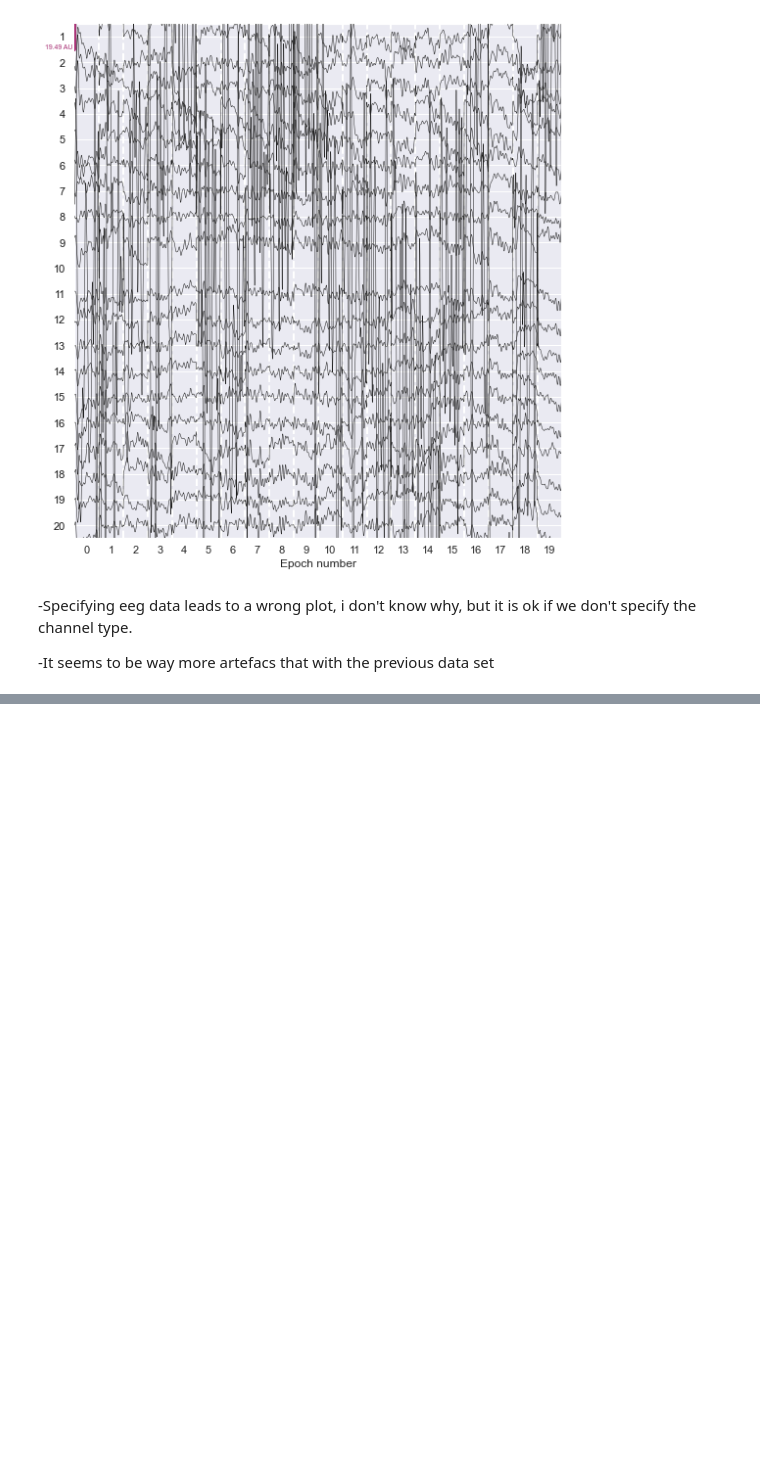
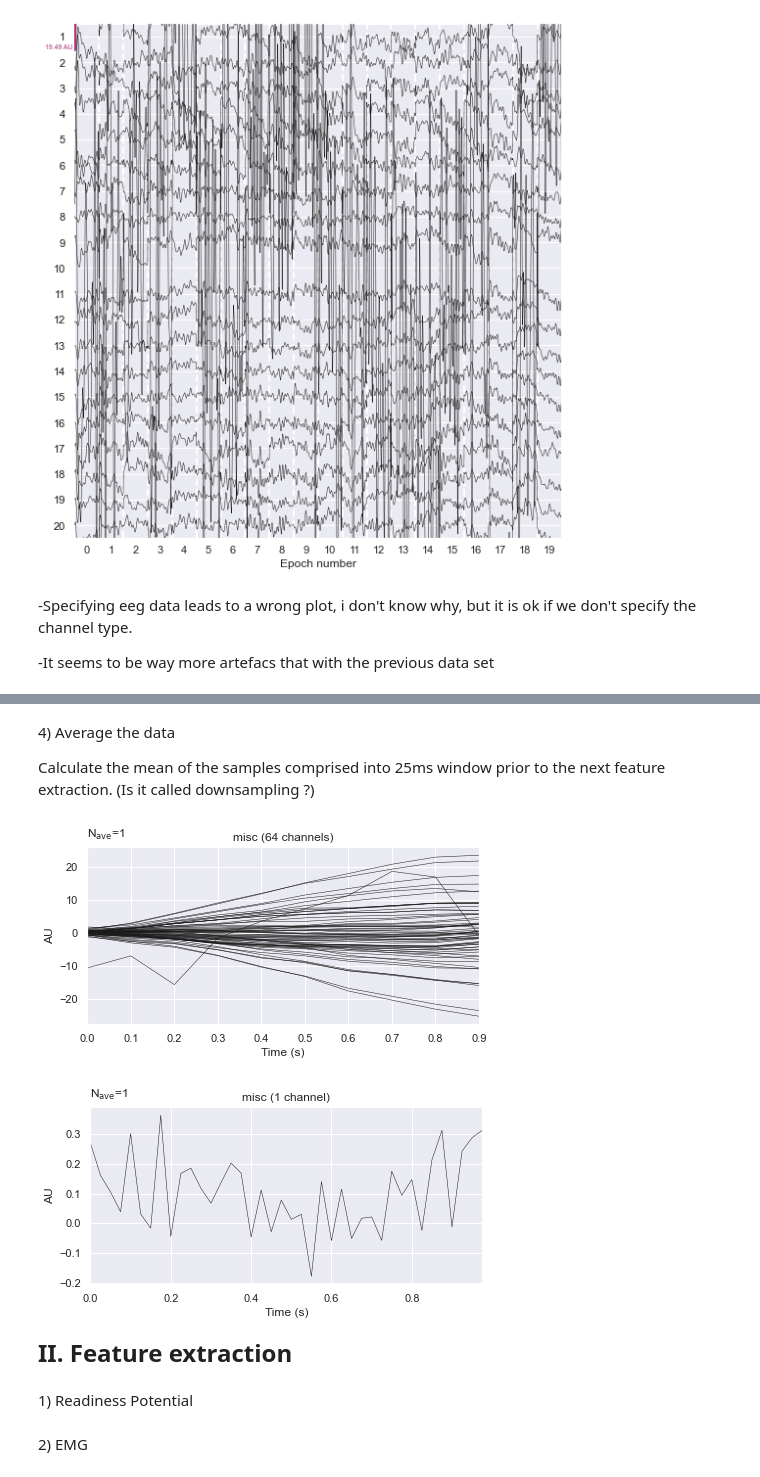
Before and after one commit to lukasgehrke/2021-fastReach, a Jupyter notebook: data/willy_test/15_03_Pilot_Data_Exploration.ipynb, the cells around one changed output, grey strips where cells are left out. Cells and saved outputs as stored; diff of their text form; code cells hidden in the pictures; blank space fills up the shorter version.

```diff
--- a/data/willy_test/15_03_Pilot_Data_Exploration.ipynb
+++ b/data/willy_test/15_03_Pilot_Data_Exploration.ipynb
@@ -86,0 +112,35 @@ Using matplotlib as 2D backend.
+# %% [markdown]
+<u/> 4) Average the data <u/>
+
+Calculate the mean of the samples comprised into 25ms window prior to the next feature extraction. (Is it called downsampling ?)
+# %%
+r_eeg = np.zeros((64,10))
+r_emg = np.zeros((1,40))
+
+for k in range(40):
+    for i in range(10):
+        r_eeg[:, i] = evoked_eeg.data[:,0+25*i:25+25*i].mean(axis=1)
+        r_emg[:, k] = evoked_emg.data[:,0+25*k:25+25*k].mean(axis=1)
+# %%
+r_sfreq = 10
+r_sfreqm = 40
+
+r_infoeeg = mne.create_info(ch_eeg, r_sfreq, ch_types='misc')
+r_infoemg = mne.create_info(ch_emg, r_sfreqm, ch_types='misc')
+
+r_evoked_eeg = mne.EvokedArray(r_eeg, r_infoeeg)
+r_evoked_eeg.plot()
+
+r_evoked_emg = mne.EvokedArray(r_emg, r_infoemg)
+r_evoked_emg.plot()
+
+plt.show()
+# %% [output]
+[figure, added]
+[figure, added]
+# %% [markdown]
+<font size="5">     <b>II. Feature extraction</b>
+# %% [markdown]
+<u/>1) Readiness Potential<u/>
+# %% [markdown]
+<u/>2) EMG<u/>
```
Also changed, not shown: parts of 6 cells of this notebook.
